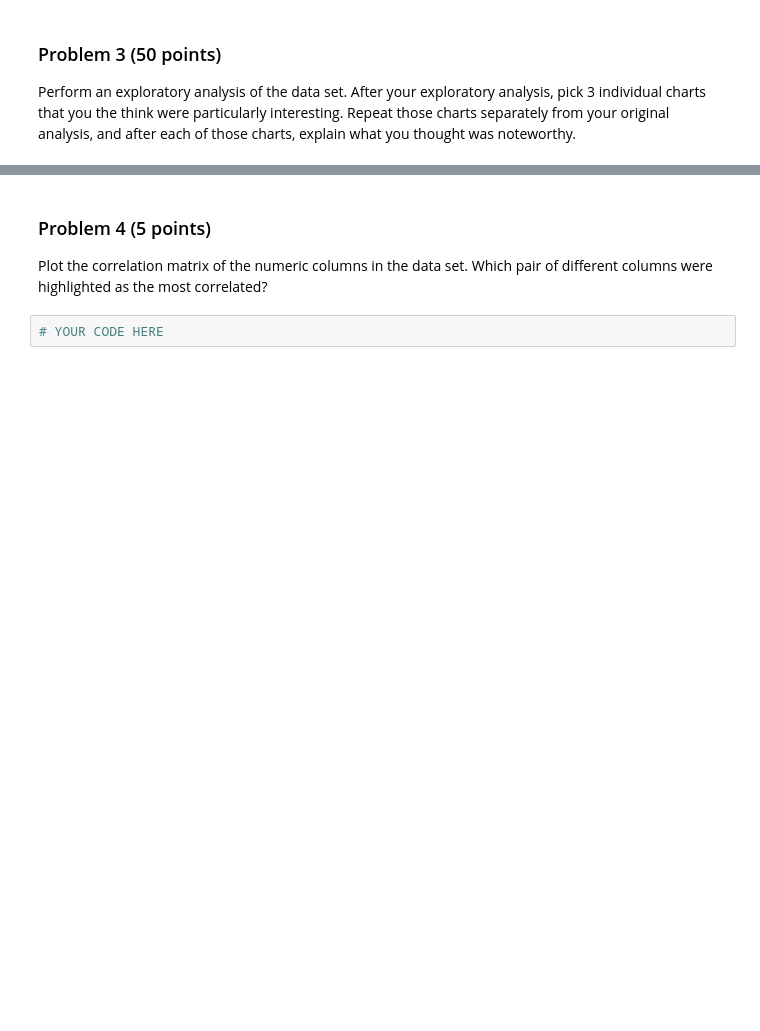
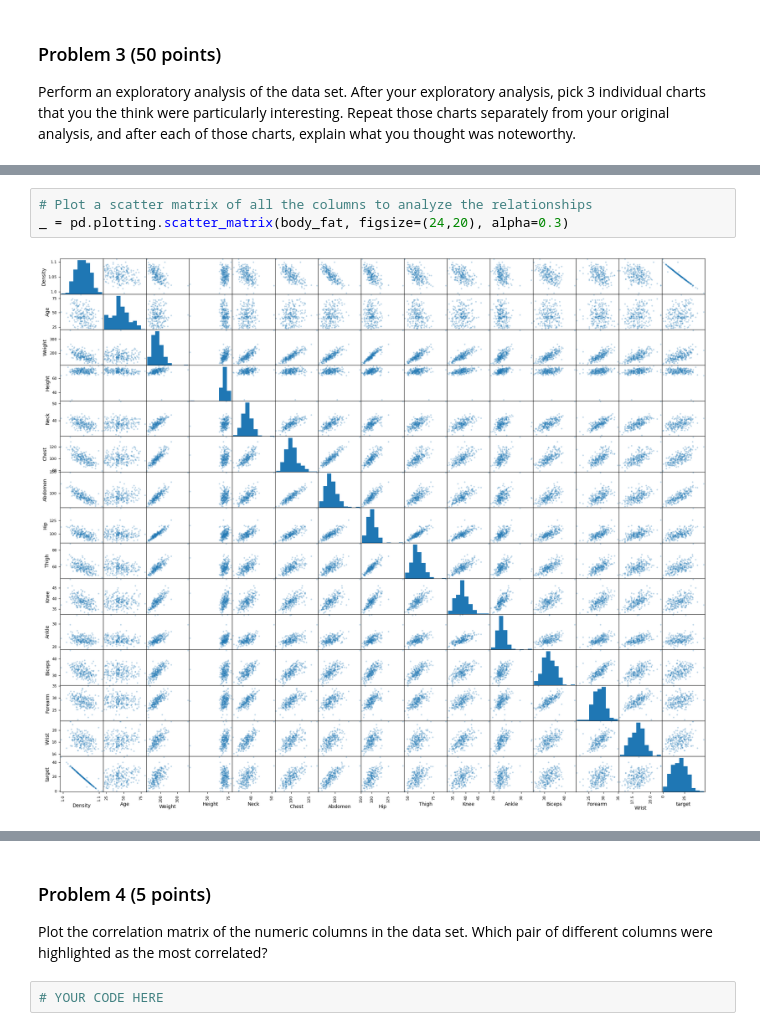
Before and after one commit to aidandig/dx602-final-project, a Jupyter notebook: project.ipynb, the cells around one changed output, grey strips where cells are left out. Drawn from its saved outputs; the diff is of its cells as text; blank space fills up the shorter version.

Commit message:
Exploratory data analysis | body_fat.info

```diff
--- a/project.ipynb
+++ b/project.ipynb
@@ -144,0 +251,5 @@ YOUR ANSWERS HERE
+# %%
+# Plot a scatter matrix of all the columns to analyze the relationships
+_ = pd.plotting.scatter_matrix(body_fat, figsize=(24,20), alpha=0.3)
+# %% [output]
+[figure, added]
```
Also changed, not shown: parts of 14 cells of this notebook.
